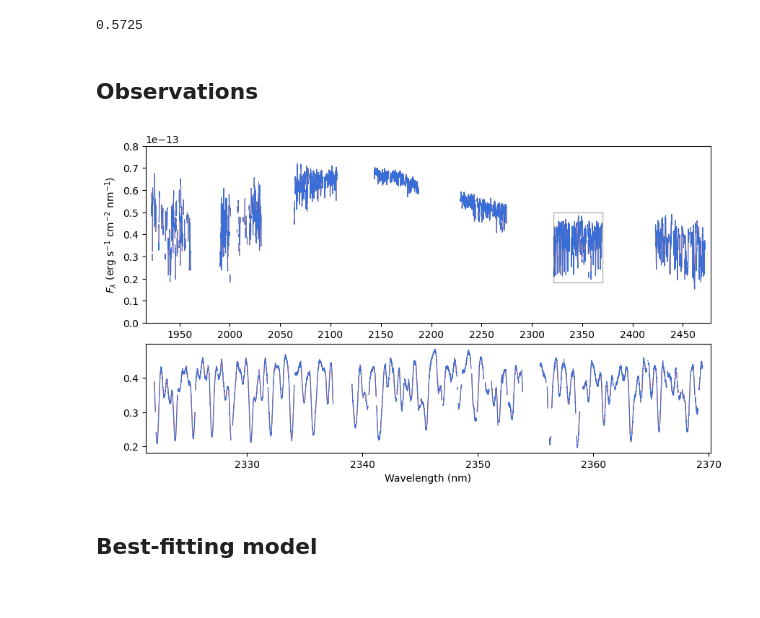
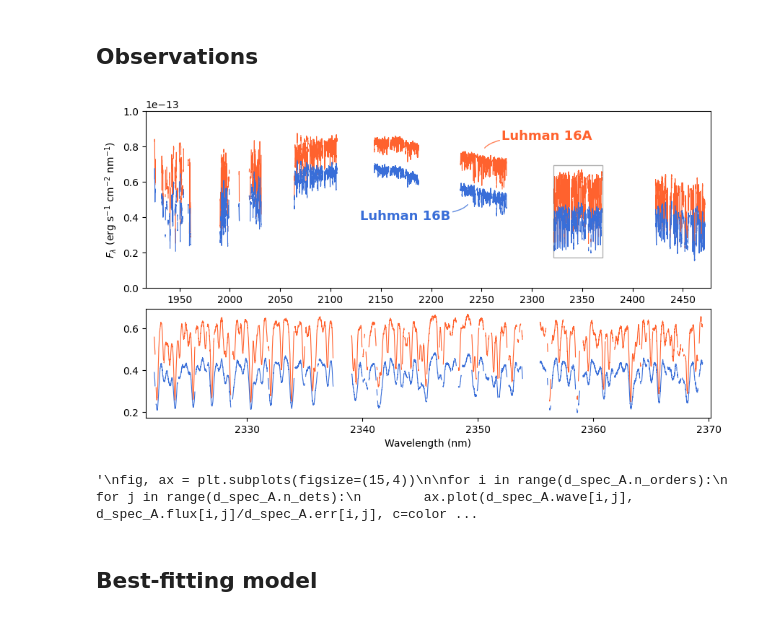
Before and after one commit to samderegt/retrieval_base, a Jupyter notebook: Luhman_16/figures/plot_K_band.ipynb, the cells around one changed output. Cells and saved outputs as stored; diff of their text form; code cells hidden in the pictures.

Commit message:
Plot updates

```diff
--- a/Luhman_16/figures/plot_K_band.ipynb
+++ b/Luhman_16/figures/plot_K_band.ipynb
@@ -21,14 +24,17 @@ lw_d = 0.8
 lw_m = 1.0
 # %%
 Res_A = utils.RetrievalResults(
-    prefix='../retrieval_outputs/new_fiducial_K_B_ret_1/test_',
-    m_set='K2166_B', w_set='K2166', load_posterior=True
+    prefix='../retrieval_outputs/new_fiducial_K_A_ret_10/test_',
+    m_set='K2166_A', w_set='K2166', load_posterior=True
     )
 d_spec_A = Res_A._load_object('d_spec', bestfit_prefix=False)
 
 Res_B = utils.RetrievalResults(
-    prefix='../retrieval_outputs/new_fiducial_K_B_ret_1/test_',
+    #prefix='../retrieval_outputs/new_fiducial_K_B_ret_6/test_',
+    prefix='../retrieval_outputs/new_fiducial_K_B_ret_5/test_',
     m_set='K2166_B', w_set='K2166', load_posterior=True
+    #prefix='../retrieval_outputs/new_fiducial_K_A_ret_11/test_',
+    #m_set='K2166_A', w_set='K2166', load_posterior=True
     )
 d_spec_B = Res_B._load_object('d_spec', bestfit_prefix=False)
 # %% [output]
@@ -37,7 +51,3 @@ d_spec_B = Res_B._load_object('d_spec', bestfit_prefix=False)
-# %%
-0.43+(1-0.43)/2/2
-# %% [output]
-0.5725
 # %% [markdown]
 ## Observations
 # %%
@@ -77,7 +87,7 @@ for i in range(d_spec_B.n_orders):
 ax[0].ticklabel_format(axis='y', style='sci', scilimits=(np.log10(scale), np.log10(scale)))
 ax[0].set(xticks=np.arange(1900,2500+1,50))
 ax[0].set(
-    xlim=(d_spec_B.wave.min()-5,d_spec_B.wave.max()+5), ylim=(0,0.8e-13),
+    xlim=(d_spec_B.wave.min()-5,d_spec_B.wave.max()+5), ylim=(0,1e-13),
     ylabel=r'$F_\lambda\ \mathrm{(erg\ s^{-1}\ cm^{-2}\ nm^{-1})}$',
     )
 ax[-1].set(xlabel=r'Wavelength (nm)')
@@ -87,41 +97,55 @@ for ax_i in ax[1:]:
     # Plot the inset rectangle(s)
     x0 = ax_i.get_xlim()[0]
     y0 = ax_i.get_ylim()[0]
     width  = np.abs(ax_i.get_xlim()[1] - x0)
     height = np.abs(ax_i.get_ylim()[1] - y0)
     bounds = (x0, y0*scale, width, height*scale)
 
     _, con_patch = ax[0].indicate_inset(
         bounds=bounds, inset_ax=ax_i, edgecolor='k', alpha=0.3,
         )
     #for con_patch_j in con_patch:
     #    con_patch_j.set_visible(False)
     [con_patch_j.set_visible(False) for con_patch_j in con_patch]
 
-'''
 ax[0].annotate(
-    name_A, xy=(0.45,0.43), xytext=(0.48,0.27), xycoords='axes fraction',
-    ha='center', va='bottom', c=color_A, fontsize=13, fontweight='bold',
+    name_A, xy=(0.6,0.79), xytext=(0.63,0.82), xycoords='axes fraction',
+    ha='left', va='bottom', c=color_A, fontsize=13, fontweight='bold',
     arrowprops={
-        'arrowstyle':'-', 'connectionstyle':'angle3,angleA=90,angleB=-20',
+        'arrowstyle':'-', 'connectionstyle':'angle3,angleA=0,angleB=50',
         'shrinkA':0, 'shrinkB':0, 'lw':1, 'color':color_A, 'alpha':0.8,
         },
     )
 
 ax[0].annotate(
-    name_B, xy=(0.52,0.83), xytext=(0.5,0.85), xycoords='axes fraction',
+    name_B, xy=(0.57,0.47), xytext=(0.54,0.37), xycoords='axes fraction',
     ha='right', va='bottom', c=color_B, fontsize=13, fontweight='bold',
     arrowprops={
-        'arrowstyle':'-', 'connectionstyle':'angle3,angleA=0,angleB=-50',
+        'arrowstyle':'-', 'connectionstyle':'angle3,angleA=0,angleB=50',
         'shrinkA':0, 'shrinkB':0, 'lw':1, 'color':color_B, 'alpha':0.8,
         },
     )
-'''
+
 plt.subplots_adjust(left=0.09, bottom=0.10, top=0.95, right=0.96)
 plt.savefig('./plots/K_band_spectrum.pdf')
 plt.show()
+
+'''
+fig, ax = plt.subplots(figsize=(15,4))
+
+for i in range(d_spec_A.n_orders):
+    for j in range(d_spec_A.n_dets):
+        ax.plot(d_spec_A.wave[i,j], d_spec_A.flux[i,j]/d_spec_A.err[i,j], c=color_m_A)
+        ax.plot(d_spec_B.wave[i,j], d_spec_B.flux[i,j]/d_spec_B.err[i,j], c=color_m_B)
+
+ax.set(xlim=(d_spec_A.wave[-2,1].min(), d_spec_A.wave[-2,1].max()))
+#ax.set(xlim=(d_spec_A.wave[3,1].min(), d_spec_A.wave[3,1].max()))
+ax.grid(True)
+plt.show()
+'''
 # %% [output]
-[figure, old version]
+[figure, new version]
+'\nfig, ax = plt.subplots(figsize=(15,4))\n\nfor i in range(d_spec_A.n_orders):\n    for j in range(d_spec_A.n_dets):\n        ax.plot(d_spec_A.wave[i,j], d_spec_A.flux[i,j]/d_spec_A.err[i,j], c=color ...
 # %% [markdown]
 ## Best-fitting model
 # %%
```
Also changed, not shown: parts of 29 cells of this notebook, 4 other files.
